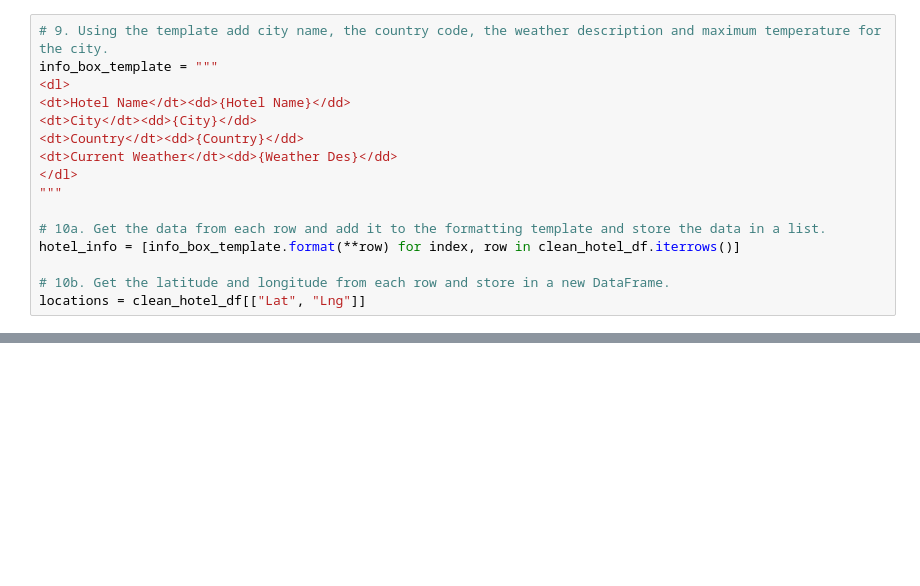
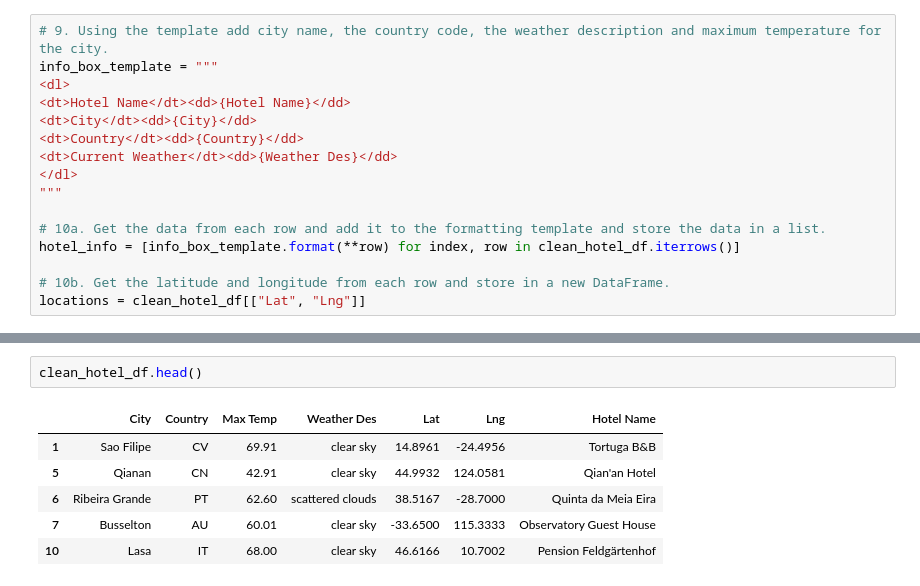
Before and after one commit to kbirk74/World_Weather_Analysis, a Jupyter notebook: vacation_search/Vacation_Search.ipynb, the cells around one changed output, grey strips where cells are left out. Drawn from its saved outputs; the diff is of its cells as text; blank space fills up the shorter version.

```diff
--- a/vacation_search/Vacation_Search.ipynb
+++ b/vacation_search/Vacation_Search.ipynb
@@ -214,3 +214,12 @@ fig.add_layer(marker_layer)
 fig
 # %% [output]
 [interactive output not drawn]
+# %%
+clean_hotel_df.head()
+# %% [output]
+|  | City | Country | Max Temp | Weather Des | Lat | Lng | Hotel Name |
+| 1 | Sao Filipe | CV | 69.91 | clear sky | 14.8961 | -24.4956 | Tortuga B&B |
+| 5 | Qianan | CN | 42.91 | clear sky | 44.9932 | 124.0581 | Qian'an Hotel |
+| 6 | Ribeira Grande | PT | 62.60 | scattered clouds | 38.5167 | -28.7000 | Quinta da Meia Eira |
+| 7 | Busselton | AU | 60.01 | clear sky | -33.6500 | 115.3333 | Observatory Guest House |
+| 10 | Lasa | IT | 68.00 | clear sky | 46.6166 | 10.7002 | Pension Feldgärtenhof |
```
Also changed, not shown: 8 other files.
